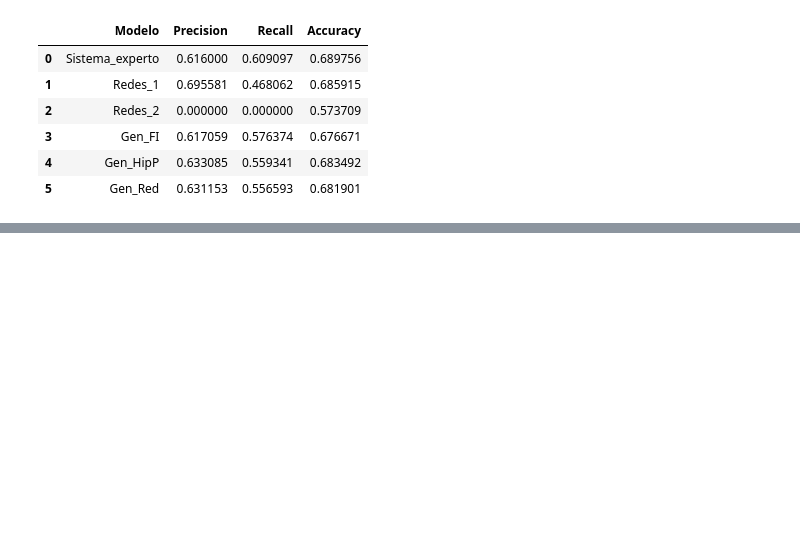
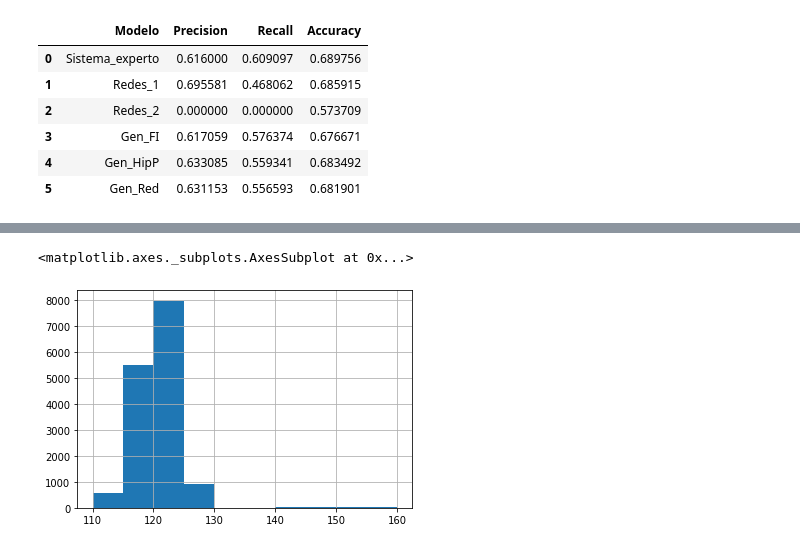
Before and after one commit to jsebastianquiroga/Big_Data-_Derby_2022_SI, a Jupyter notebook: Notebooks/sistemas_inteligentes.ipynb, the cells around one changed output, grey strips where cells are left out. Cells and saved outputs as stored; diff of their text form; code cells hidden in the pictures; blank space fills up the shorter version.

```diff
--- a/Notebooks/sistemas_inteligentes.ipynb
+++ b/Notebooks/sistemas_inteligentes.ipynb
@@ -1113,0 +1524,5 @@ Resultados
+# %%
+df_fuzzy['weight_carried'].hist()
+# %% [output]
+<matplotlib.axes._subplots.AxesSubplot at 0x...>
+[figure, added]
```
Also changed, not shown: parts of 51 cells of this notebook.
